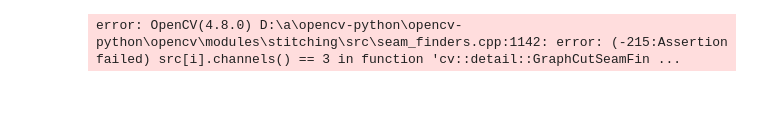
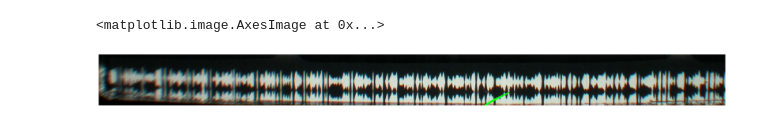
Before and after one commit to kylemikableh/Optical2Digital, a Jupyter notebook: working.ipynb, the cells around one changed output. Cells and saved outputs as stored; diff of their text form; code cells hidden in the pictures; blank space fills up the shorter version.

```diff
--- a/working.ipynb
+++ b/working.ipynb
@@ -63,9 +122,60 @@ for i in range(0, num_images):
 # %%
-stitcher = cv2.Stitcher_create(mode=cv2.STITCHER_SCANS)
-status, result = stitcher.stitch(images)
-if status == cv2.STITCHER_OK:
-    plt.figure(figsize=[30,10])
-    plt.imshow(result)
-print(status)
+# Overlap region example
+# Load the two images
+image1 = cv2.imread('input\onesec\extrailer27.jpeg')
+image2 = cv2.imread('input\onesec\extrailer28.jpeg')
+
+image1 = cv2.rotate(image1, cv2.ROTATE_90_CLOCKWISE)
+image2 = cv2.rotate(image2, cv2.ROTATE_90_CLOCKWISE)
+
+height,width,chan = image1.shape
+image1 = image1[100:height-1000,500:width-2300] # just trimming the image
+image2 = image2[100:height-1000,500:width-2300] # just trimming the image
+
+image1 = cv2.rotate(image1, cv2.ROTATE_90_COUNTERCLOCKWISE)
+image2 = cv2.rotate(image2, cv2.ROTATE_90_COUNTERCLOCKWISE)
+
+
+# Convert the images to grayscale
+gray1 = cv2.cvtColor(image1, cv2.COLOR_BGR2GRAY)
+gray2 = cv2.cvtColor(image2, cv2.COLOR_BGR2GRAY)
+
+ret,gray1 = cv2.threshold(gray1,200,255,cv2.THRESH_BINARY)
+ret,gray2 = cv2.threshold(gray2,200,255,cv2.THRESH_BINARY)
+
+# Perform feature detection and matching
+sift = cv2.SIFT_create()
+keypoints1, descriptors1 = sift.detectAndCompute(gray1, None)
+keypoints2, descriptors2 = sift.detectAndCompute(gray2, None)
+
+# Match descriptors using FLANN
+matcher = cv2.FlannBasedMatcher_create()
+matches = matcher.match(descriptors1, descriptors2)
+
+# Sort the matches based on distance
+matches = sorted(matches, key=lambda x: x.distance)
+
+# Get the keypoints from the good matches
+points1 = np.float32([keypoints1[m.queryIdx].pt for m in matches]).reshape(-1, 1, 2)
+points2 = np.float32([keypoints2[m.trainIdx].pt for m in matches]).reshape(-1, 1, 2)
+
+# Find the homography matrix
+H, _ = cv2.findHomography(points1, points2, cv2.RANSAC, 5.0)
+
+# Get the corners of the image1
+h, w = image1.shape[:2]
+corners1 = np.array([[0, 0], [0, h - 1], [w - 1, h - 1], [w - 1, 0]], dtype=np.float32).reshape(-1, 1, 2)
+
+# Transform the corners using the homography matrix
+corners2 = cv2.perspectiveTransform(corners1, H)
+
+# Draw the overlapping region
+image2 = cv2.polylines(image2, [np.int32(corners2)], True, (0, 255, 0), 3)
+
+# Display the result
+plt.figure(figsize=[30,10])
+plt.axis('off')
+plt.imshow(image2, cmap='gray') #
 # %% [output]
-error: OpenCV(4.8.0) D:\a\opencv-python\opencv-python\opencv\modules\stitching\src\seam_finders.cpp:1142: error: (-215:Assertion failed) src[i].channels() == 3 in function 'cv::detail::GraphCutSeamFin ...
+<matplotlib.image.AxesImage at 0x...>
+[figure, added]
```
Also changed, not shown: parts of 3 cells of this notebook, 1 other file.
